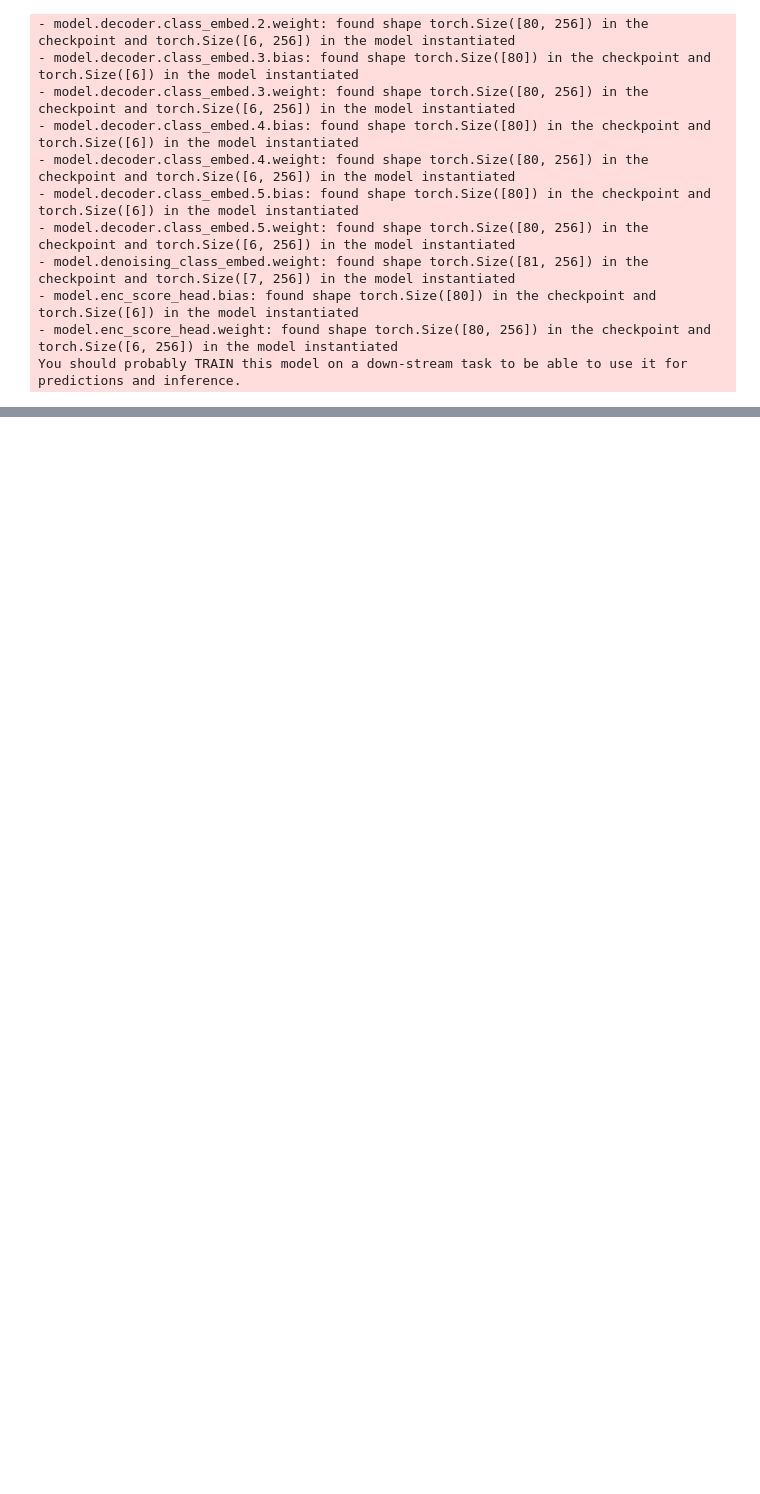
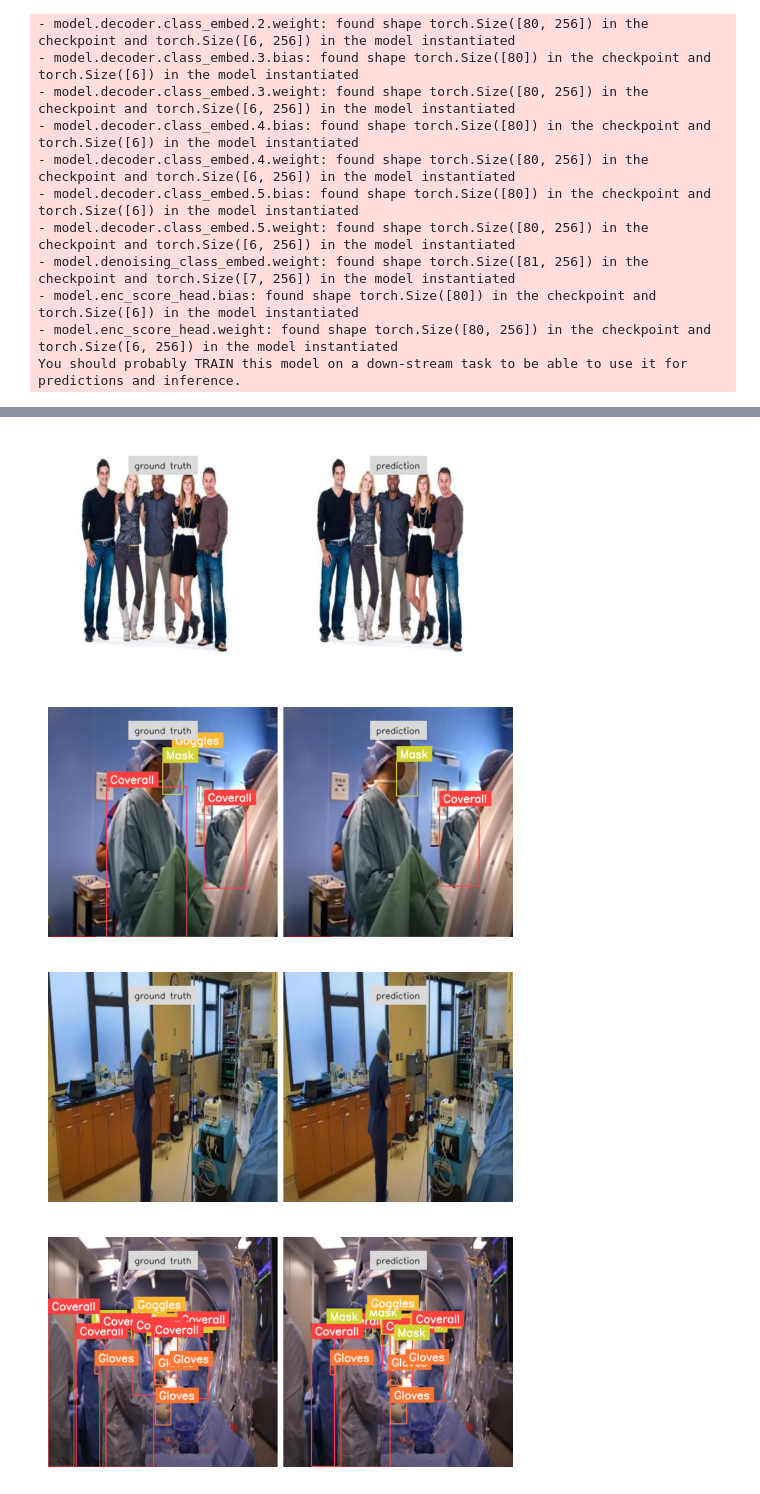
Before and after one commit to AlexeyLunyakov/SAFE-MACS, a Jupyter notebook: model/rt-detr-v2/rtdetr_v2_train.ipynb, the cells around one changed output, grey strips where cells are left out. Drawn from its saved outputs; the diff is of its cells as text; code cells hidden in the pictures; blank space fills up the shorter version.

```diff
--- a/model/rt-detr-v2/rtdetr_v2_train.ipynb
+++ b/model/rt-detr-v2/rtdetr_v2_train.ipynb
@@ -322,0 +431,51 @@ trainer.train()
+# %%
+def annotate(image, annotations, classes):
+    labels = [
+        classes[class_id]
+        for class_id
+        in annotations.class_id
+    ]
+
+    bounding_box_annotator = sv.BoxAnnotator()
+    label_annotator = sv.LabelAnnotator(text_scale=1, text_thickness=2)
+
+    annotated_image = image.copy()
+    annotated_image = bounding_box_annotator.annotate(annotated_image, annotations)
+    annotated_image = label_annotator.annotate(annotated_image, annotations, labels=labels)
+    return annotated_image
+# %%
+IMAGE_COUNT = 5
+
+for i in range(IMAGE_COUNT):
+    path, sourece_image, annotations = ds_test[i]
+
+    image = Image.open(path)
+    inputs = processor(image, return_tensors="pt").to(DEVICE)
+
+    with torch.no_grad():
+        outputs = model(**inputs)
+
+    w, h = image.size
+    results = processor.post_process_object_detection(
+        outputs, target_sizes=[(h, w)], threshold=0.3)
+
+    detections = sv.Detections.from_transformers(results[0]).with_nms(threshold=0.1)
+
+    annotated_images = [
+        annotate(sourece_image, annotations, ds_train.classes),
+        annotate(sourece_image, detections, ds_train.classes)
+    ]
+    grid = sv.create_tiles(
+        annotated_images,
+        titles=['ground truth', 'prediction'],
+        titles_scale=0.5,
+        single_tile_size=(400, 400),
+        tile_padding_color=sv.Color.WHITE,
+        tile_margin_color=sv.Color.WHITE
+    )
+    sv.plot_image(grid, size=(6, 6))
+# %% [output]
+[figure, added]
+[figure, added]
+[figure, added]
+[figure, added]
```
Also changed, not shown: parts of 11 cells of this notebook, 1 other file.
